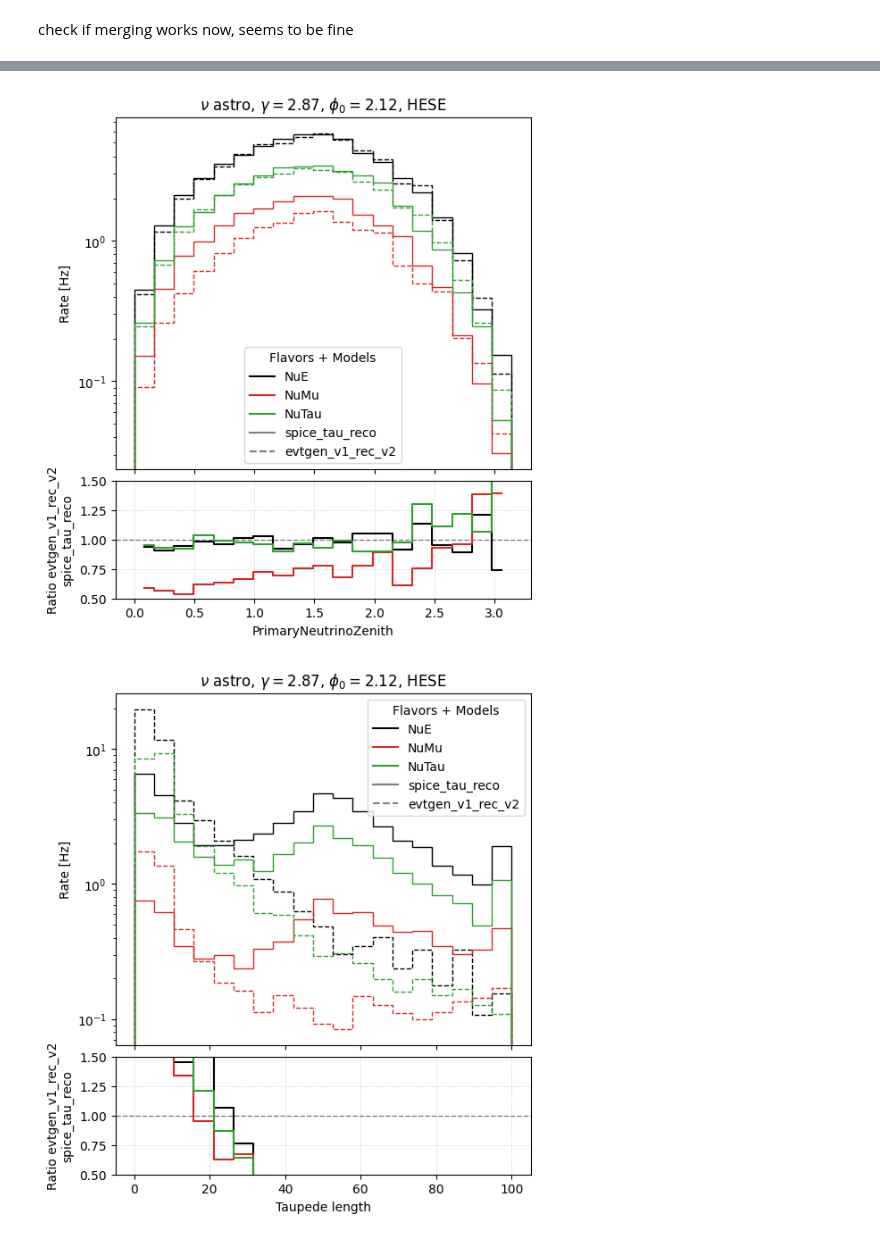
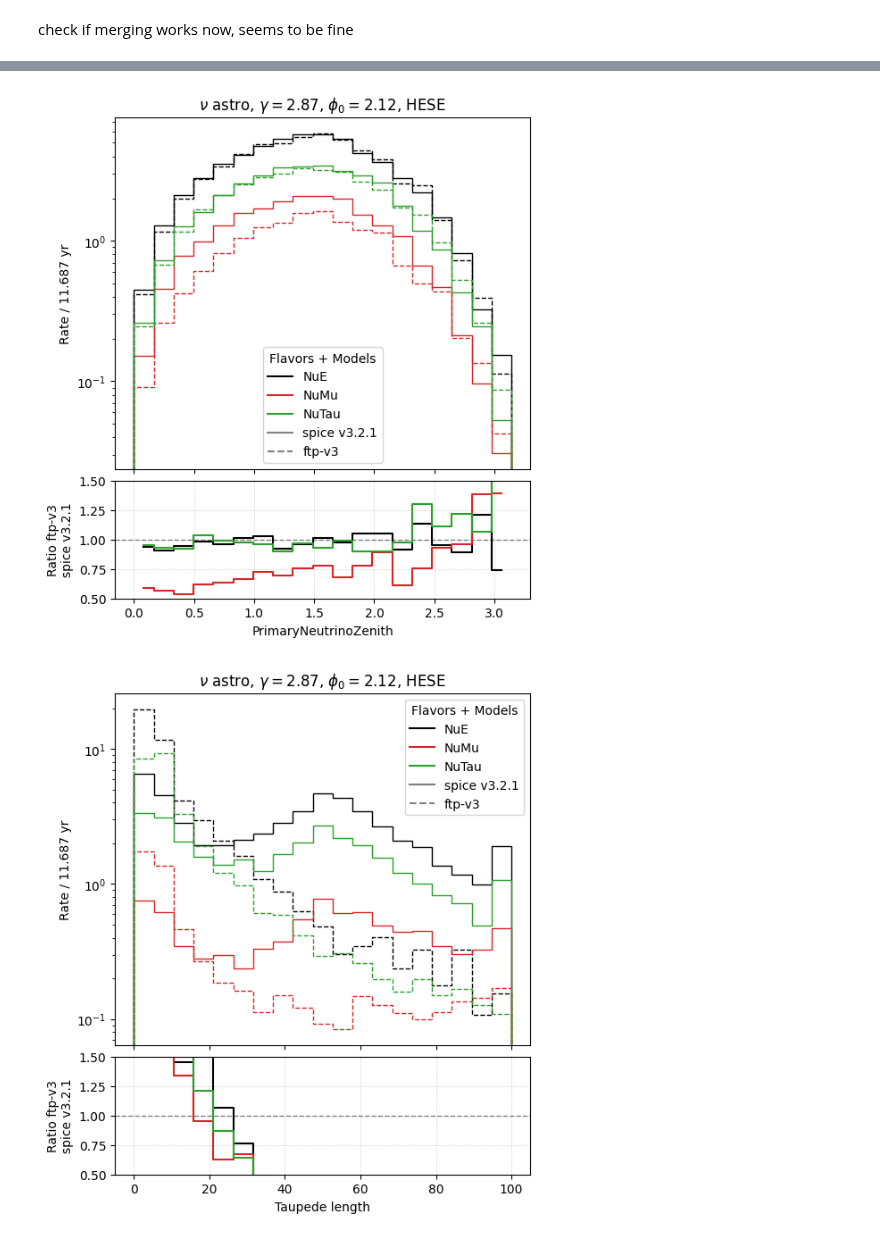
Before and after one commit to icecube/reco_processing, a Jupyter notebook: notebooks/compare_spice_ftp/compare_spice_ftp.ipynb, the cells around one changed output, grey strips where cells are left out. Saved outputs shown, nothing was run; the diff lists cells and outputs as text; code cells hidden in the pictures.

Commit message:
update plots

```diff
--- a/notebooks/compare_spice_ftp/compare_spice_ftp.ipynb
+++ b/notebooks/compare_spice_ftp/compare_spice_ftp.ipynb
@@ -168,7 +176,7 @@ for key in simulation_datasets:
     err_prompt = np.sqrt(np.sum(weights_prompt**2))
     channel_data["prompt"] = f"{rate_prompt:.2f} ± {err_prompt:.2f}"
 
-    data[key] = channel_data
+    data[ dataset_label_dict[key] ] = channel_data
 
 # Create DataFrame
 df = pd.DataFrame.from_dict(data, orient='index')
@@ -194,7 +197,8 @@ import matplotlib.pyplot as plt
 from matplotlib.gridspec import GridSpec
 from matplotlib.lines import Line2D
 
-plotting_path = "/data/user/tvaneede/GlobalFit/reco_processing/notebooks/compare_spice_ftp/output/"
+plotting_path = "/data/user/tvaneede/GlobalFit/reco_processing/notebooks/compare_spice_ftp/plots/"
+os.system(f"mkdir -p {plotting_path}")
 
 colors = ["black", "C3", "C2", "C1"]
 
@@ -221,7 +225,7 @@ def compare_ice_model( base_key = "spice_tau_reco",
     ax.set_title(r"$\nu$ astro, $\gamma = 2.87$, $\phi_0=2.12$, HESE")
     ax.set_xscale(xscale)
     ax.set_yscale(yscale)
-    ax.set_ylabel("Rate [Hz]")
+    ax.set_ylabel(f"Rate / {livetime_yr} yr")
 
     # Lower plot: ratio
     ax_ratio.set_xscale(xscale)
@@ -273,8 +277,8 @@ def compare_ice_model( base_key = "spice_tau_reco",
 
     # Ice model style legend (linestyles)
     style_lines = [
-        Line2D([0], [0], color='gray', linestyle='-', label=base_key),
-        Line2D([0], [0], color='gray', linestyle='--', label=alt_key)
+        Line2D([0], [0], color='gray', linestyle='-', label=dataset_label_dict[base_key]),
+        Line2D([0], [0], color='gray', linestyle='--', label=dataset_label_dict[alt_key])
     ]
 
 
@@ -303,2 +307,2 @@ compare_ice_model( base_key = "spice_tau_reco", base_var_key1 = "HESETaupedeFit"
-[figure, old version]
+[figure, new version]
-[figure, old version]
+[figure, new version]
```
Also changed, not shown: parts of 5 cells of this notebook, 3 other files.
